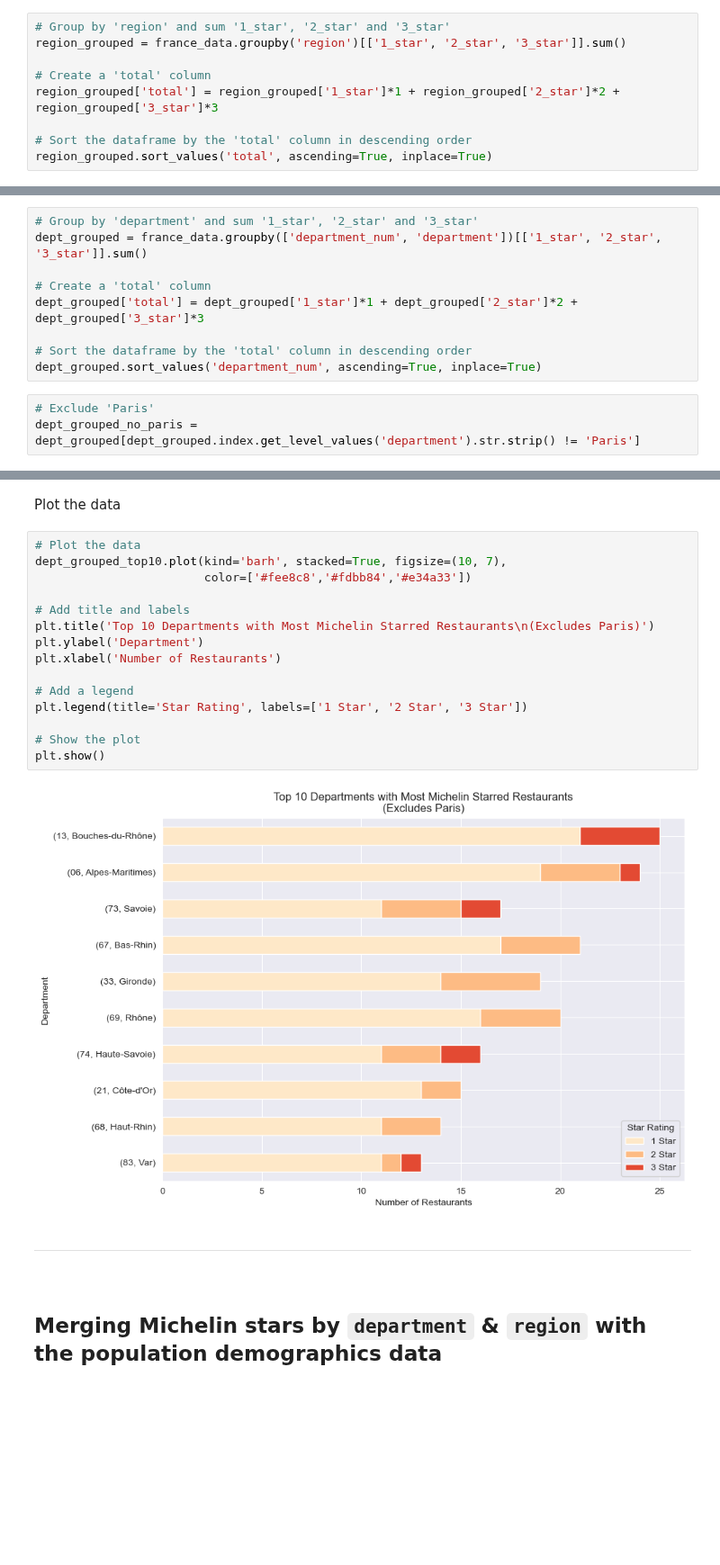
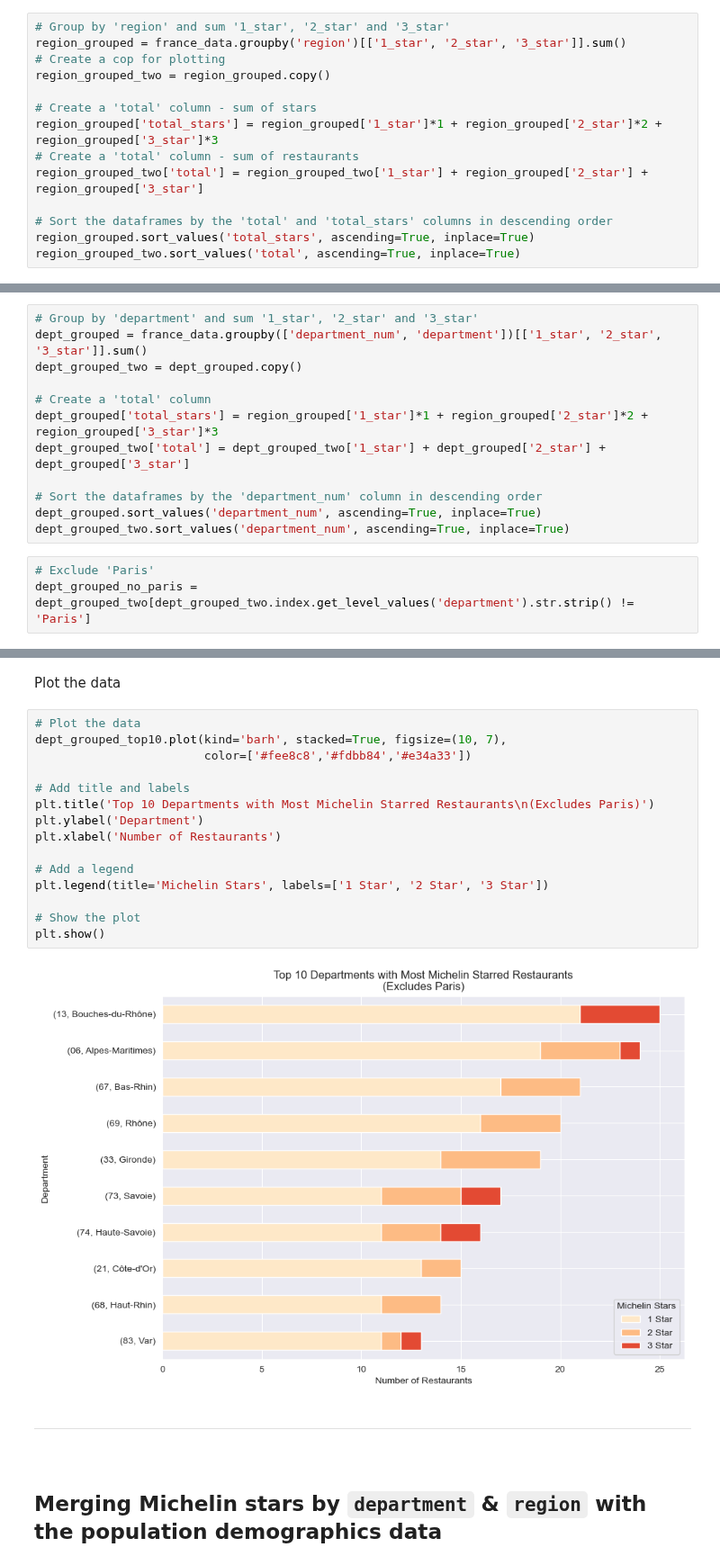
Before and after one commit to pineapple-bois/Michelin_Rated_Restaurants, a Jupyter notebook: Notebooks/France/France.ipynb, the cells around one changed output, grey strips where cells are left out. Shown at 90% size. Drawn from its saved outputs; the diff is of its cells as text; blank space fills up the shorter version.

```diff
--- a/Notebooks/France/France.ipynb
+++ b/Notebooks/France/France.ipynb
@@ -516,11 +516,16 @@ We sort the data by total number of stars
 # %%
 # Group by 'region' and sum '1_star', '2_star' and '3_star'
 region_grouped = france_data.groupby('region')[['1_star', '2_star', '3_star']].sum()
+# Create a cop for plotting
+region_grouped_two = region_grouped.copy()
 
-# Create a 'total' column
-region_grouped['total'] = region_grouped['1_star']*1 + region_grouped['2_star']*2 + region_grouped['3_star']*3
+# Create a 'total' column - sum of stars
+region_grouped['total_stars'] = region_grouped['1_star']*1 + region_grouped['2_star']*2 + region_grouped['3_star']*3
+# Create a 'total' column - sum of restaurants
+region_grouped_two['total'] = region_grouped_two['1_star'] + region_grouped['2_star'] + region_grouped['3_star']
 
-# Sort the dataframe by the 'total' column in descending order
-region_grouped.sort_values('total', ascending=True, inplace=True)
+# Sort the dataframes by the 'total' and 'total_stars' columns in descending order
+region_grouped.sort_values('total_stars', ascending=True, inplace=True)
+region_grouped_two.sort_values('total', ascending=True, inplace=True)
 # %%
 # Exclude 'Paris' department
@@ -555,15 +560,18 @@ We group and plot the top 10 departments by total stars
 # %%
 # Group by 'department' and sum '1_star', '2_star' and '3_star'
 dept_grouped = france_data.groupby(['department_num', 'department'])[['1_star', '2_star', '3_star']].sum()
+dept_grouped_two = dept_grouped.copy()
 
 # Create a 'total' column
-dept_grouped['total'] = dept_grouped['1_star']*1 + dept_grouped['2_star']*2 + dept_grouped['3_star']*3
+dept_grouped['total_stars'] = region_grouped['1_star']*1 + region_grouped['2_star']*2 + region_grouped['3_star']*3
+dept_grouped_two['total'] = dept_grouped_two['1_star'] + dept_grouped['2_star'] + dept_grouped['3_star']
 
-# Sort the dataframe by the 'total' column in descending order
+# Sort the dataframes by the 'department_num' column in descending order
 dept_grouped.sort_values('department_num', ascending=True, inplace=True)
+dept_grouped_two.sort_values('department_num', ascending=True, inplace=True)
 # %%
 # Exclude 'Paris'
-dept_grouped_no_paris = dept_grouped[dept_grouped.index.get_level_values('department').str.strip() != 'Paris']
+dept_grouped_no_paris = dept_grouped_two[dept_grouped_two.index.get_level_values('department').str.strip() != 'Paris']
 # %%
 # Sort by 'total' in descending order and keep the top 10
 dept_grouped_top10 = dept_grouped_no_paris.sort_values('total', ascending=False).head(10)
@@ -578,20 +586,20 @@ Plot the data
 # %%
 # Plot the data
 dept_grouped_top10.plot(kind='barh', stacked=True, figsize=(10, 7),
                         color=['#fee8c8','#fdbb84','#e34a33'])
 
 # Add title and labels
 plt.title('Top 10 Departments with Most Michelin Starred Restaurants\n(Excludes Paris)')
 plt.ylabel('Department')
 plt.xlabel('Number of Restaurants')
 
 # Add a legend
-plt.legend(title='Star Rating', labels=['1 Star', '2 Star', '3 Star'])
+plt.legend(title='Michelin Stars', labels=['1 Star', '2 Star', '3 Star'])
 
 # Show the plot
 plt.show()
 # %% [output]
-[figure, old version]
+[figure, new version]
 # %% [markdown]
 ----
 &nbsp;
```
Also changed, not shown: parts of 8 cells of this notebook.
